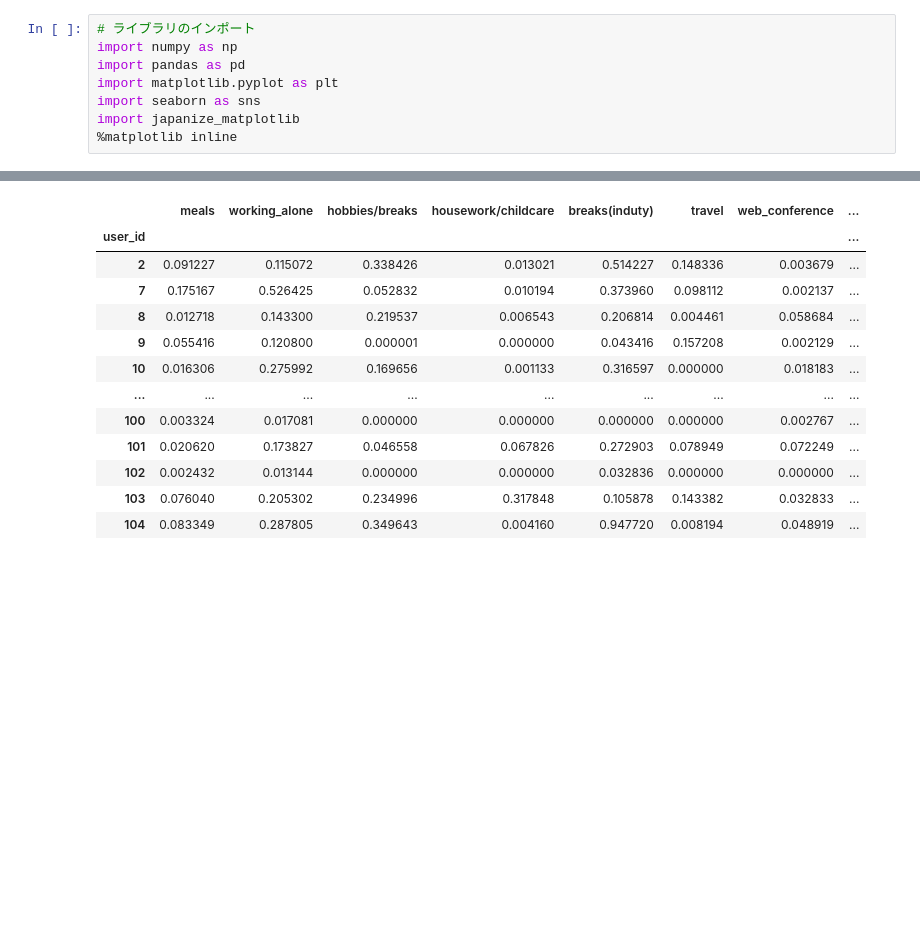
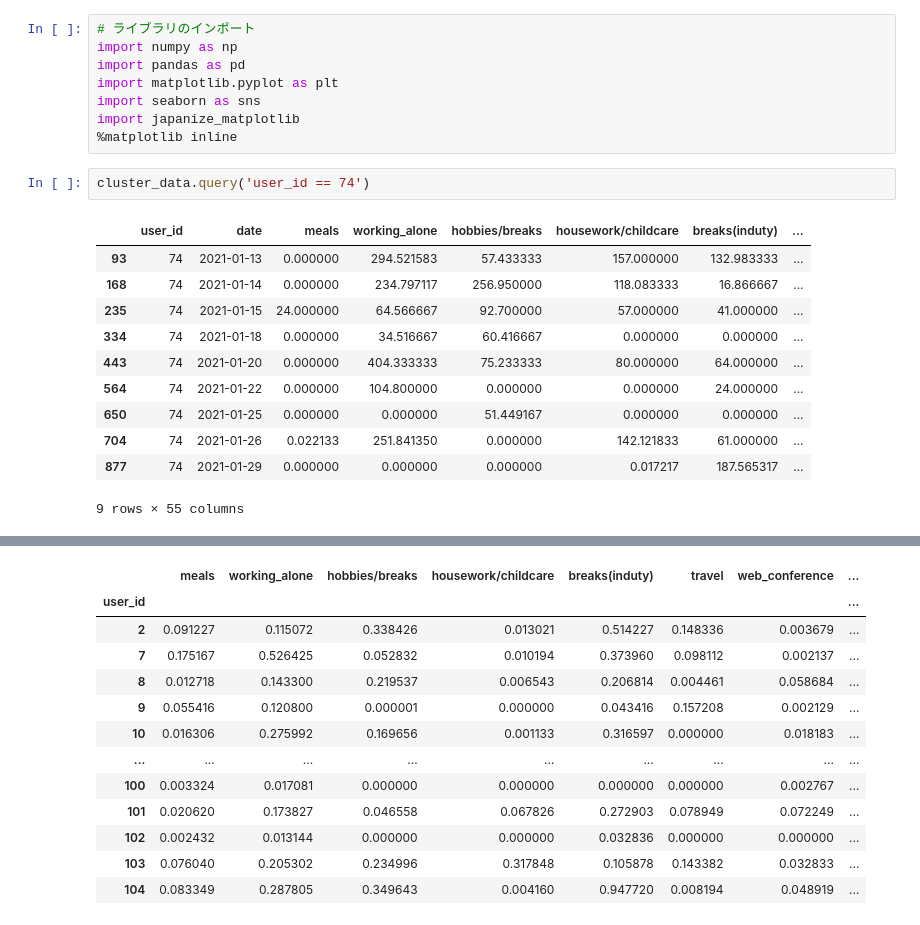
Before and after one commit to yusukennn/research_mental_prediction, a Jupyter notebook: code/analyse/clustering.ipynb, the cells around one changed output, grey strips where cells are left out. Drawn from its saved outputs; the diff is of its cells as text; blank space fills up the shorter version.

```diff
--- a/code/analyse/clustering.ipynb
+++ b/code/analyse/clustering.ipynb
@@ -176,3 +205,17 @@ import matplotlib.pyplot as plt
 import seaborn as sns
 import japanize_matplotlib
 %matplotlib inline
+# %%
+cluster_data.query('user_id == 74')
+# %% [output]
+|  | user_id | date | meals | working_alone | hobbies/breaks | housework/childcare | breaks(induty) | ... |
+| 93 | 74 | 2021-01-13 | 0.000000 | 294.521583 | 57.433333 | 157.000000 | 132.983333 | ... |
+| 168 | 74 | 2021-01-14 | 0.000000 | 234.797117 | 256.950000 | 118.083333 | 16.866667 | ... |
+| 235 | 74 | 2021-01-15 | 24.000000 | 64.566667 | 92.700000 | 57.000000 | 41.000000 | ... |
+| 334 | 74 | 2021-01-18 | 0.000000 | 34.516667 | 60.416667 | 0.000000 | 0.000000 | ... |
+| 443 | 74 | 2021-01-20 | 0.000000 | 404.333333 | 75.233333 | 80.000000 | 64.000000 | ... |
+| 564 | 74 | 2021-01-22 | 0.000000 | 104.800000 | 0.000000 | 0.000000 | 24.000000 | ... |
+| 650 | 74 | 2021-01-25 | 0.000000 | 0.000000 | 51.449167 | 0.000000 | 0.000000 | ... |
+| 704 | 74 | 2021-01-26 | 0.022133 | 251.841350 | 0.000000 | 142.121833 | 61.000000 | ... |
+| 877 | 74 | 2021-01-29 | 0.000000 | 0.000000 | 0.000000 | 0.017217 | 187.565317 | ... |
+9 rows × 55 columns
```
Also changed, not shown: parts of 11 cells of this notebook.
